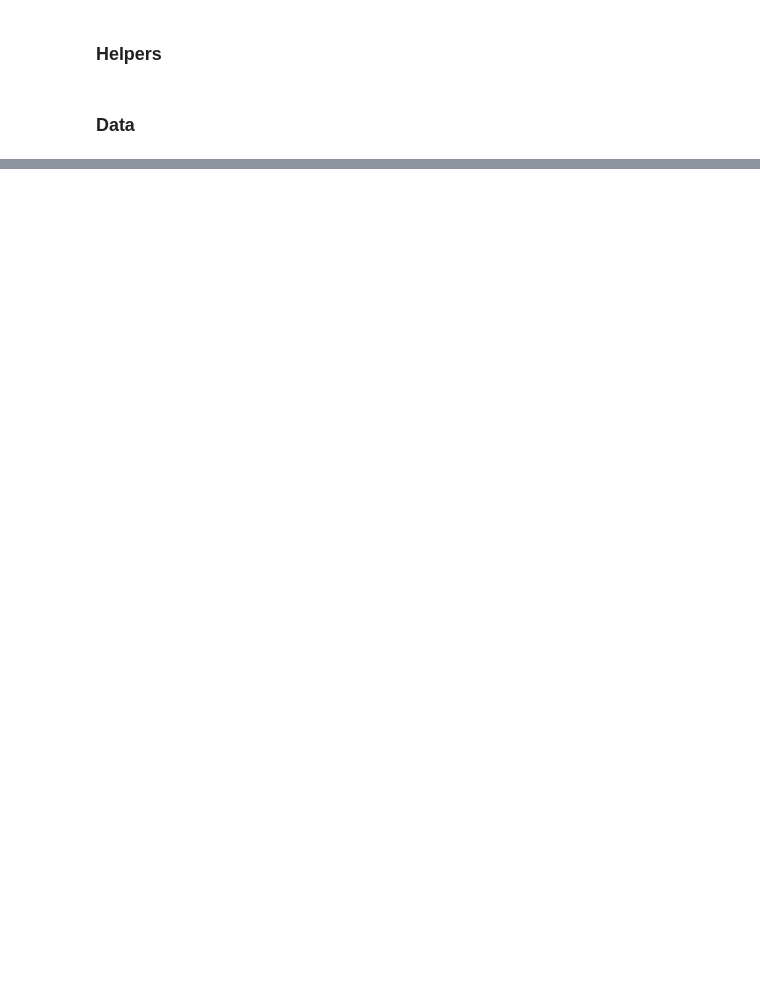
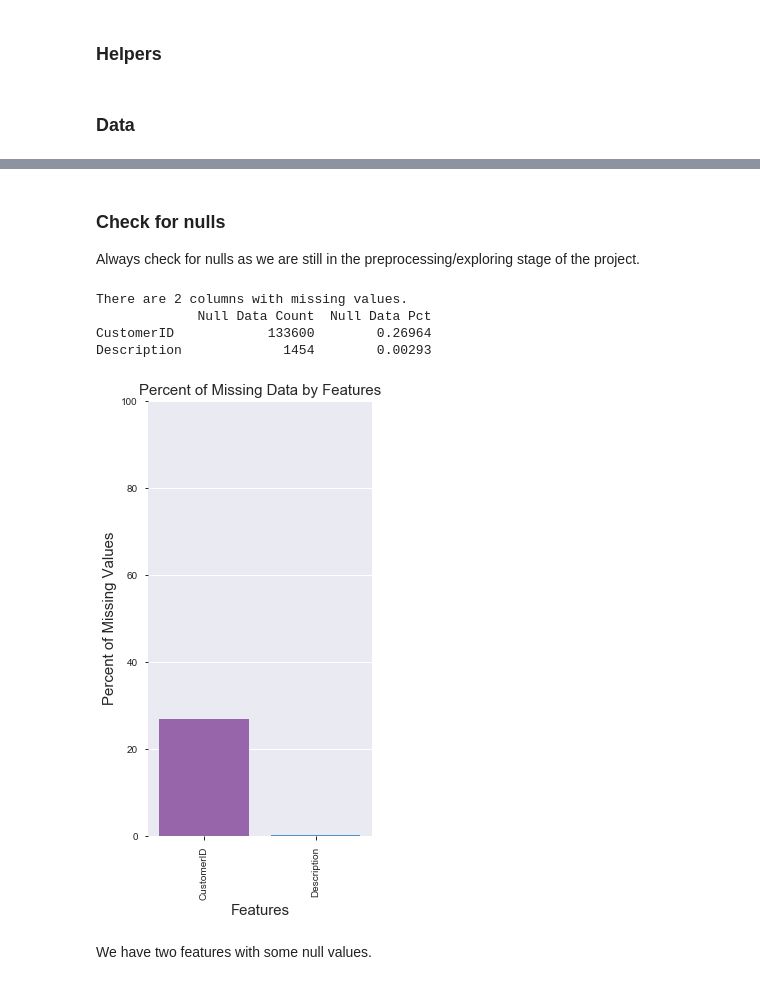
Before and after one commit to davidtnly/MachineLearning, a Jupyter notebook: 27-predict-next-purchase.ipynb, the cells around one changed output, grey strips where cells are left out. Saved outputs shown, nothing was run; the diff lists cells and outputs as text; code cells hidden in the pictures; blank space fills up the shorter version.

```diff
--- a/27-predict-next-purchase.ipynb
+++ b/27-predict-next-purchase.ipynb
@@ -22,2 +220,5 @@ Notes from this notebook comes from various resources listed at the end of the n
 # %% [markdown]
 ### Data
+# %%
+# Import data
+data = pd.read_csv('LargeData/18-online-retail.csv', encoding='unicode_escape')
@@ -23,0 +262,2 @@ Notes from this notebook comes from various resources listed at the end of the n
+# %%
+data = data.query("Country=='United Kingdom'").reset_index(drop=True)
@@ -23,0 +266,2 @@ Notes from this notebook comes from various resources listed at the end of the n
+# %%
+data['InvoiceDate'] = pd.to_datetime(data['InvoiceDate'])
@@ -23,0 +297,15 @@ Notes from this notebook comes from various resources listed at the end of the n
+# %% [markdown]
+### Check for nulls
+
+Always check for nulls as we are still in the preprocessing/exploring stage of the project.
+# %%
+print(get_nulls(data))
+plot_nulls(data)
+# %% [output]
+There are 2 columns with missing values.
+             Null Data Count  Null Data Pct
+CustomerID            133600        0.26964
+Description             1454        0.00293
+[figure, added]
+# %% [markdown]
+We have two features with some null values.
```
Also changed, not shown: parts of 26 cells of this notebook.
